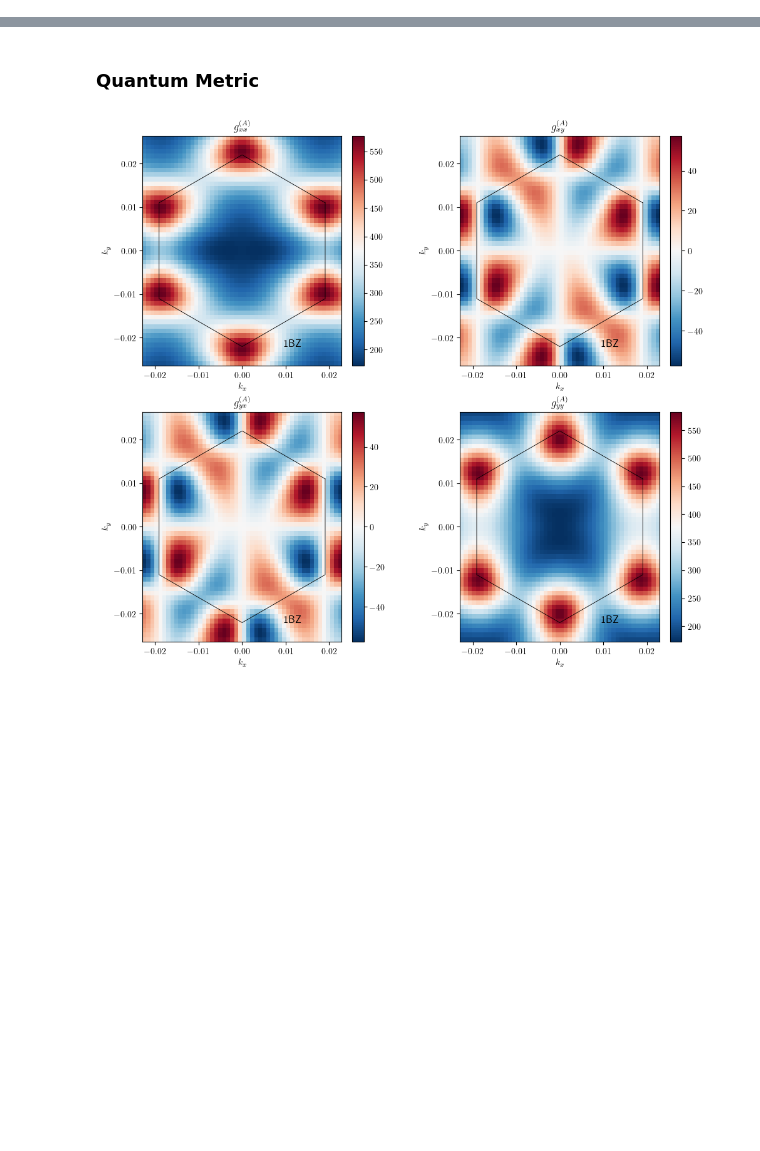
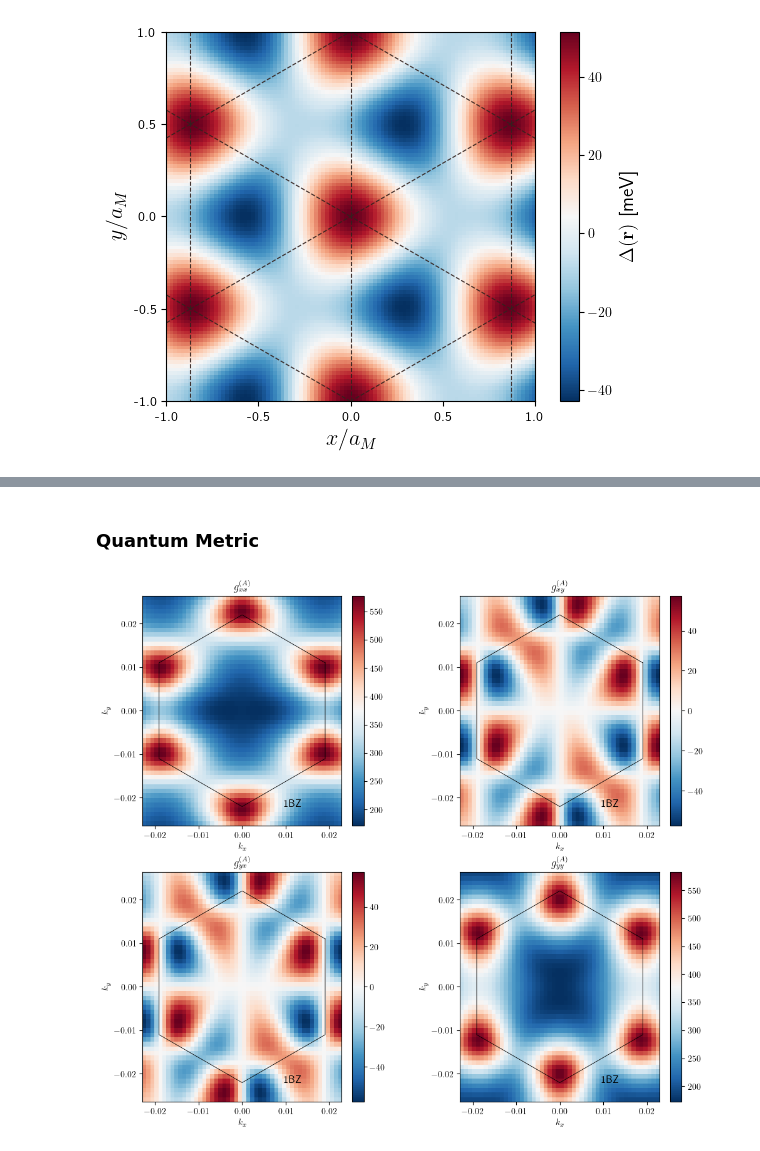
Before and after one commit to sanhq17/moire_heterobilayers, a Jupyter notebook: notebooks/wannier_two_bands.ipynb, the cells around one changed output, grey strips where cells are left out. Saved outputs shown, nothing was run; the diff lists cells and outputs as text; code cells hidden in the pictures; blank space fills up the shorter version.

```diff
--- a/notebooks/wannier_two_bands.ipynb
+++ b/notebooks/wannier_two_bands.ipynb
@@ -21,3 +18,25 @@ sys = Moire(theta_deg=1.0, psi_deg=-65.0, V=6.6, n_shells=8)
+# %%
+from matplotlib.ticker import FuncFormatter, MultipleLocator
+fig, ax = plt.subplots()
+scale = 1.0
+extent = [-scale * sys.aM, scale * sys.aM, -scale * sys.aM, scale * sys.aM]
+im = sys.plot_moire_potential(ax, extent, resolution=100)
+sys.plot_triangular_lattice(ax, extent)
+cbar = fig.colorbar(im, ax=ax)
+cbar.set_label(r"$\Delta(\mathbf{r})$ [meV]", fontsize=14)
+
+aM_i = sys.aM
+ax.xaxis.set_major_formatter(FuncFormatter(lambda val, pos, L=aM_i: f'{val/L:.1f}'))
+ax.yaxis.set_major_formatter(FuncFormatter(lambda val, pos, L=aM_i: f'{val/L:.1f}'))
+ax.xaxis.set_major_locator(MultipleLocator(0.5 * aM_i))
+ax.yaxis.set_major_locator(MultipleLocator(0.5 * aM_i))
+#sys.plot_triangular_lattice(ax, extent)
+
+ax.set_xlabel(r'$x/a_M$', fontsize=16)
+ax.set_ylabel(r'$y/a_M$', fontsize=16)
+plt.savefig("plots/moire_potential.pdf", dpi=300, bbox_inches='tight')
+# %% [output]
+[figure, added]
 # %%
 scale = 1.5
 extent = [-scale * sys.aM, scale * sys.aM, -scale * sys.aM, scale * sys.aM]
```
Also changed, not shown: parts of 8 cells of this notebook, 9 other files.
